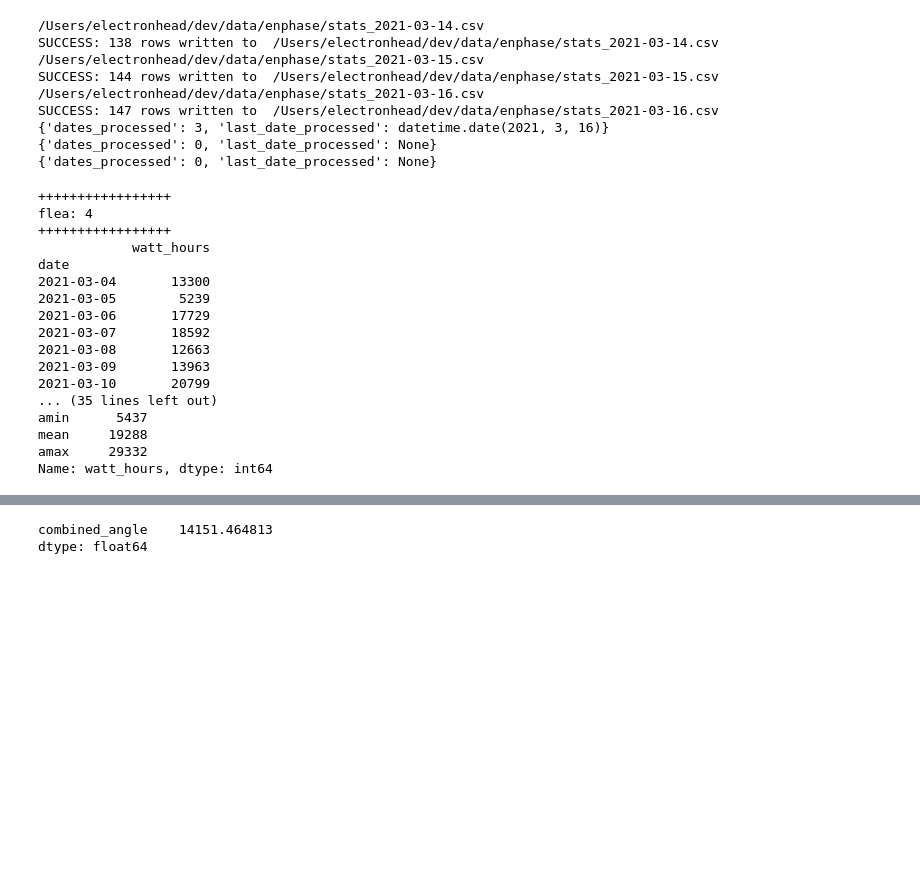
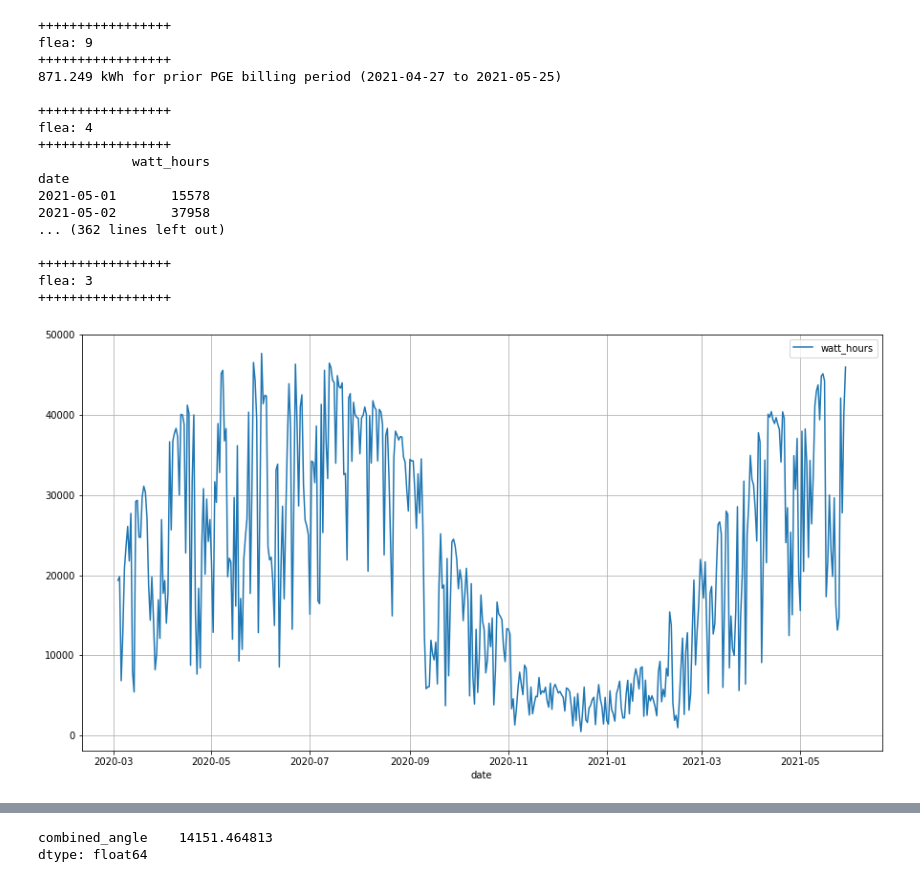
Before and after one commit to electronhead/solarium, a Jupyter notebook: solar.ipynb, the cells around one changed output, grey strips where cells are left out. Cells and saved outputs as stored; diff of their text form; code cells hidden in the pictures; blank space fills up the shorter version.

```diff
--- a/solar.ipynb
+++ b/solar.ipynb
@@ -8,5 +8,5 @@ import pprint
 # %%
 #e.print_environ()
 pp = pprint.PrettyPrinter(indent=4)
-a_few_days_ago = e.today() - timedelta(days=2)
-not_long_ago = e.today() - timedelta(days=14)
+a_few_days_ago = e.today() - timedelta(days=3)
+not_long_ago = e.today() - timedelta(days=31)
@@ -13,27 +25,18 @@ not_long_ago = e.today() - timedelta(days=14)
 # %%
-data = e.compute_data_frame(complete_days=False, start_date=a_few_days_ago)
+data = e.compute_data_frame()
 e.augment_data_frame(data)
 data_copy = data.copy()
-data15 = e.compute_data_frame(complete_days=False, increment=15)
-data60 = e.compute_data_frame(complete_days=False, increment=60)
+# data15 = e.compute_data_frame(increment=15)
+# data30 = e.compute_data_frame(increment=30)
+data60 = e.compute_data_frame(increment=60)
-# %% [output]
-/Users/electronhead/dev/data/enphase/stats_2021-03-14.csv
-SUCCESS: 138 rows written to  /Users/electronhead/dev/data/enphase/stats_2021-03-14.csv
-/Users/electronhead/dev/data/enphase/stats_2021-03-15.csv
-SUCCESS: 144 rows written to  /Users/electronhead/dev/data/enphase/stats_2021-03-15.csv
-/Users/electronhead/dev/data/enphase/stats_2021-03-16.csv
-SUCCESS: 147 rows written to  /Users/electronhead/dev/data/enphase/stats_2021-03-16.csv
-{'dates_processed': 3, 'last_date_processed': datetime.date(2021, 3, 16)}
-{'dates_processed': 0, 'last_date_processed': None}
-{'dates_processed': 0, 'last_date_processed': None}
 # %%
 def slap(arg):
     print_glee = lambda glee: print(glee, '\n')
     if flea == 0: # PIVOT FORWARD WATT HOURS BY DATE AND TIME
-        glee = e.pivot_by_date_time(data60, values=e.f, start_date=not_long_ago, stop_date=e.today(), start_time=time(9,0,0), stop_time=time(21,0,0))
+        glee = e.pivot_by_date_time(data60, values=e.f, start_date=not_long_ago, stop_date=e.today(), start_time=time(8,0,0), stop_time=time(21,0,0))
         print_glee(glee)
     elif flea == 1: # PIVOT BACKWARD WATT HOURS BY DATE AND TIME
-        glee = e.pivot_by_date_time(data60, values=e.b, start_date=not_long_ago, stop_date=e.today(), start_time=time(9,0,0), stop_time=time(21,0,0))
+        glee = e.pivot_by_date_time(data60, values=e.b, start_date=not_long_ago, stop_date=e.today(), start_time=time(8,0,0), stop_time=time(21,0,0))
         print_glee(glee)
     elif flea == 2: # STATS
         glee = e.stats_by_time(data, column=e.wh, start_date=e.online_date(), stop_date=e.today())
@@ -42,7 +45,7 @@ def slap(arg):
         glee = data[[e.d,e.wh]].groupby([e.d]).sum()
         glee.plot(figsize=(15,8),grid=True)
     elif flea == 4: # SUM RECENT WATT HOURS
-        wh = e.by_date(data[[e.d,e.wh]], e.bom()+timedelta(days=3), e.today())
+        wh = e.by_date(data[[e.d,e.wh]], e.bom(), e.today())
         grouped = wh.groupby([e.d]).sum()
         print_glee(grouped)
         print_glee(grouped[e.wh].agg([len,np.sum,np.min,np.mean,np.max]).apply(lambda x: int(x)))
@@ -62,33 +65,35 @@ def slap(arg):
     elif flea == 8: # TODAY'S RAW STATS
         pp.pprint(e.request_stats(e.today()).json())
     elif flea == 9: # SUM OF PGE WATT HOURS FOR LAST TIME PERIOD
-        date1 = date(2021,1,28)
-        date2 = date(2021,2,25)
+        date1 = date(2021,4,27)
+        date2 = date(2021,5,25)
         glee = e.by_date(data, date1, date2)[e.wh].sum()
         print(f"{glee/1000} kWh for prior PGE billing period ({date1} to {date2})\n")
 # %%
-for flea in [4, 10]: #[9,4,0,1,3]:
+for flea in [9, 4, 10,0,1,3]:
+# for flea in [0]:
     print('+++++++++++++++++')
     print('flea:', flea)
     print('+++++++++++++++++')
     slap(flea)
 # %% [output]
++++++++++++++++++
+flea: 9
++++++++++++++++++
+871.249 kWh for prior PGE billing period (2021-04-27 to 2021-05-25)
+
 +++++++++++++++++
 flea: 4
 +++++++++++++++++
             watt_hours
 date
-2021-03-04       13300
-2021-03-05        5239
-2021-03-06       17729
-2021-03-07       18592
-2021-03-08       12663
-2021-03-09       13963
-2021-03-10       20799
-... (35 lines left out)
-amin      5437
-mean     19288
-amax     29332
-Name: watt_hours, dtype: int64
+2021-05-01       15578
+2021-05-02       37958
+... (362 lines left out)
+
++++++++++++++++++
+flea: 3
++++++++++++++++++
+[figure, added]
 # %%
 col = e.combined
```
Also changed, not shown: parts of 7 cells of this notebook, 3 other files.
